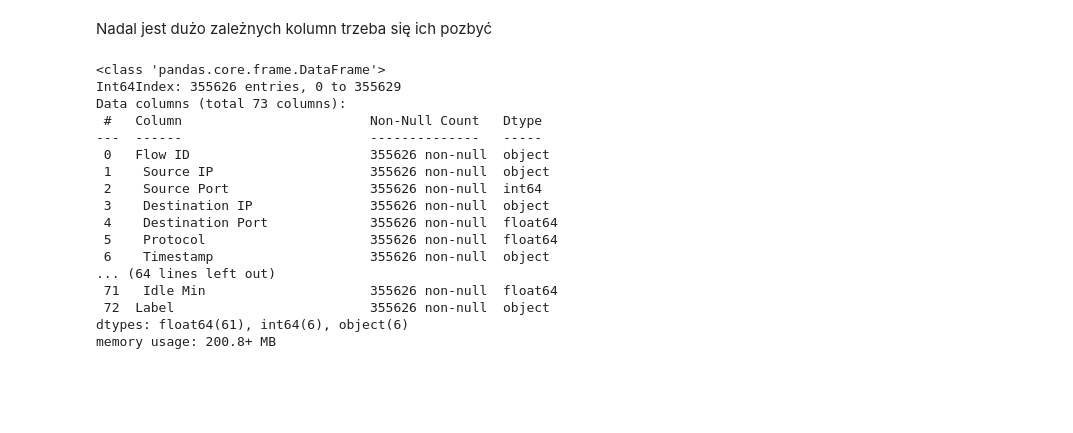
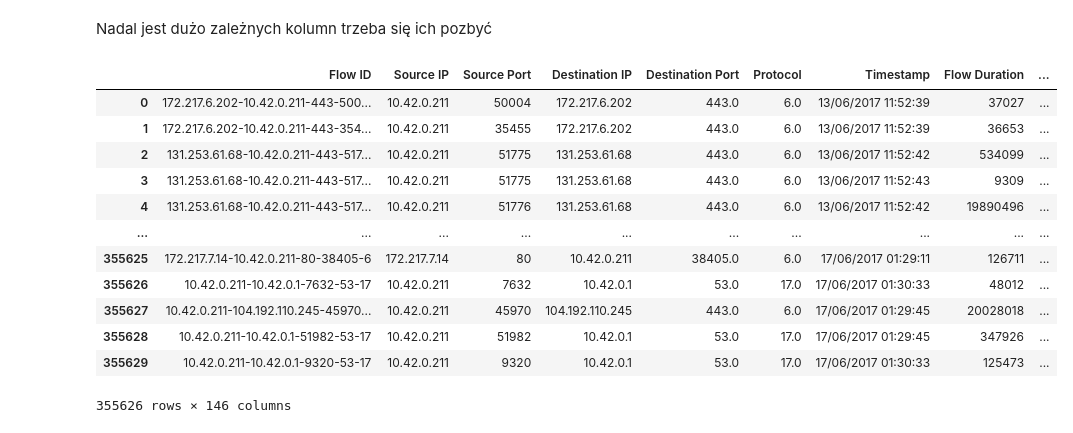
Before and after one commit to nizwant/Wstep_do_ML, a Jupyter notebook: Projekt_1/data_exploration_mateusz.ipynb, the cells around one changed output. Cells and saved outputs as stored; diff of their text form; code cells hidden in the pictures; blank space fills up the shorter version.

Commit message:
added new columns basen on if its a mode or not

```diff
--- a/Projekt_1/data_exploration_mateusz.ipynb
+++ b/Projekt_1/data_exploration_mateusz.ipynb
@@ -173,25 +174,22 @@ plt.show()
 # %% [markdown]
 Nadal jest dużo zależnych kolumn trzeba się ich pozbyć
 # %%
-for col in df.columns:
-    print(f"Top 10 most common values in {col}:")
-    print(df[col].value_counts().nlargest(10))
-    print()
+cols_to_loop_over = df.columns
+for col in cols_to_loop_over:
+    mode = df[col].mode()[0]
+    df[col+"_is_mode"] = np.where(df[col] == mode, 1, 0)
+df
 # %% [output]
+|  | Flow ID | Source IP | Source Port | Destination IP | Destination Port | Protocol | Timestamp | Flow Duration | ... |
+| 0 | 172.217.6.202-10.42.0.211-443-500... | 10.42.0.211 | 50004 | 172.217.6.202 | 443.0 | 6.0 | 13/06/2017 11:52:39 | 37027 | ... |
+| 1 | 172.217.6.202-10.42.0.211-443-354... | 10.42.0.211 | 35455 | 172.217.6.202 | 443.0 | 6.0 | 13/06/2017 11:52:39 | 36653 | ... |
+| 2 | 131.253.61.68-10.42.0.211-443-517... | 10.42.0.211 | 51775 | 131.253.61.68 | 443.0 | 6.0 | 13/06/2017 11:52:42 | 534099 | ... |
+| 3 | 131.253.61.68-10.42.0.211-443-517... | 10.42.0.211 | 51775 | 131.253.61.68 | 443.0 | 6.0 | 13/06/2017 11:52:43 | 9309 | ... |
+| 4 | 131.253.61.68-10.42.0.211-443-517... | 10.42.0.211 | 51776 | 131.253.61.68 | 443.0 | 6.0 | 13/06/2017 11:52:42 | 19890496 | ... |
+| ... | ... | ... | ... | ... | ... | ... | ... | ... | ... |
+| 355625 | 172.217.7.14-10.42.0.211-80-38405-6 | 172.217.7.14 | 80 | 10.42.0.211 | 38405.0 | 6.0 | 17/06/2017 01:29:11 | 126711 | ... |
+| 355626 | 10.42.0.211-10.42.0.1-7632-53-17 | 10.42.0.211 | 7632 | 10.42.0.1 | 53.0 | 17.0 | 17/06/2017 01:30:33 | 48012 | ... |
+| 355627 | 10.42.0.211-104.192.110.245-45970... | 10.42.0.211 | 45970 | 104.192.110.245 | 443.0 | 6.0 | 17/06/2017 01:29:45 | 20028018 | ... |
+| 355628 | 10.42.0.211-10.42.0.1-51982-53-17 | 10.42.0.211 | 51982 | 10.42.0.1 | 53.0 | 17.0 | 17/06/2017 01:29:45 | 347926 | ... |
+| 355629 | 10.42.0.211-10.42.0.1-9320-53-17 | 10.42.0.211 | 9320 | 10.42.0.1 | 53.0 | 17.0 | 17/06/2017 01:30:33 | 125473 | ... |
-<class 'pandas.core.frame.DataFrame'>
-Int64Index: 355626 entries, 0 to 355629
-Data columns (total 73 columns):
- #   Column                        Non-Null Count   Dtype
----  ------                        --------------   -----
- 0   Flow ID                       355626 non-null  object
- 1    Source IP                    355626 non-null  object
- 2    Source Port                  355626 non-null  int64
- 3    Destination IP               355626 non-null  object
- 4    Destination Port             355626 non-null  float64
- 5    Protocol                     355626 non-null  float64
- 6    Timestamp                    355626 non-null  object
-... (64 lines left out)
- 71   Idle Min                     355626 non-null  float64
- 72  Label                         355626 non-null  object
-dtypes: float64(61), int64(6), object(6)
-memory usage: 200.8+ MB
+355626 rows × 146 columns
```
Also changed, not shown: parts of 1 cell of this notebook.
